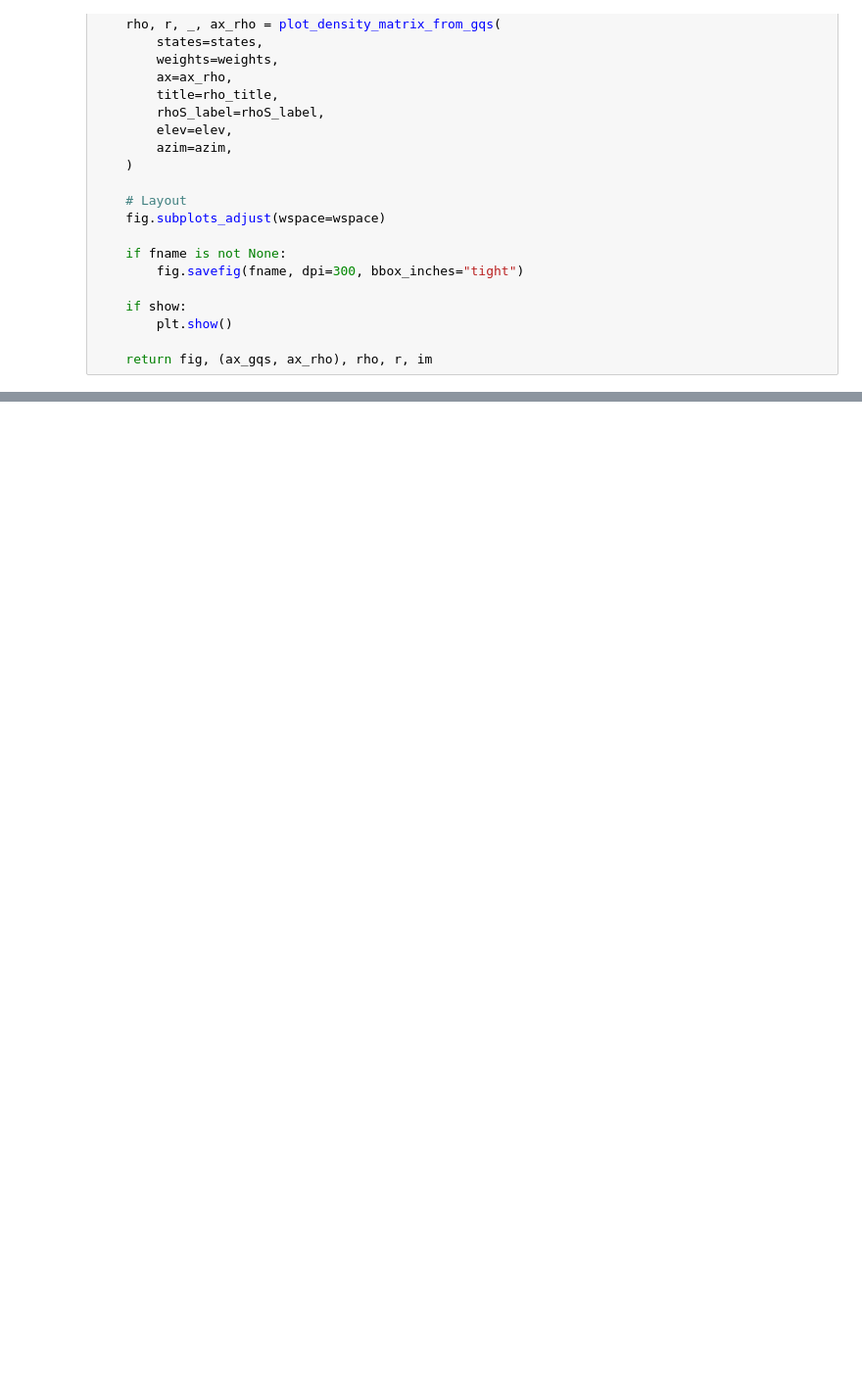
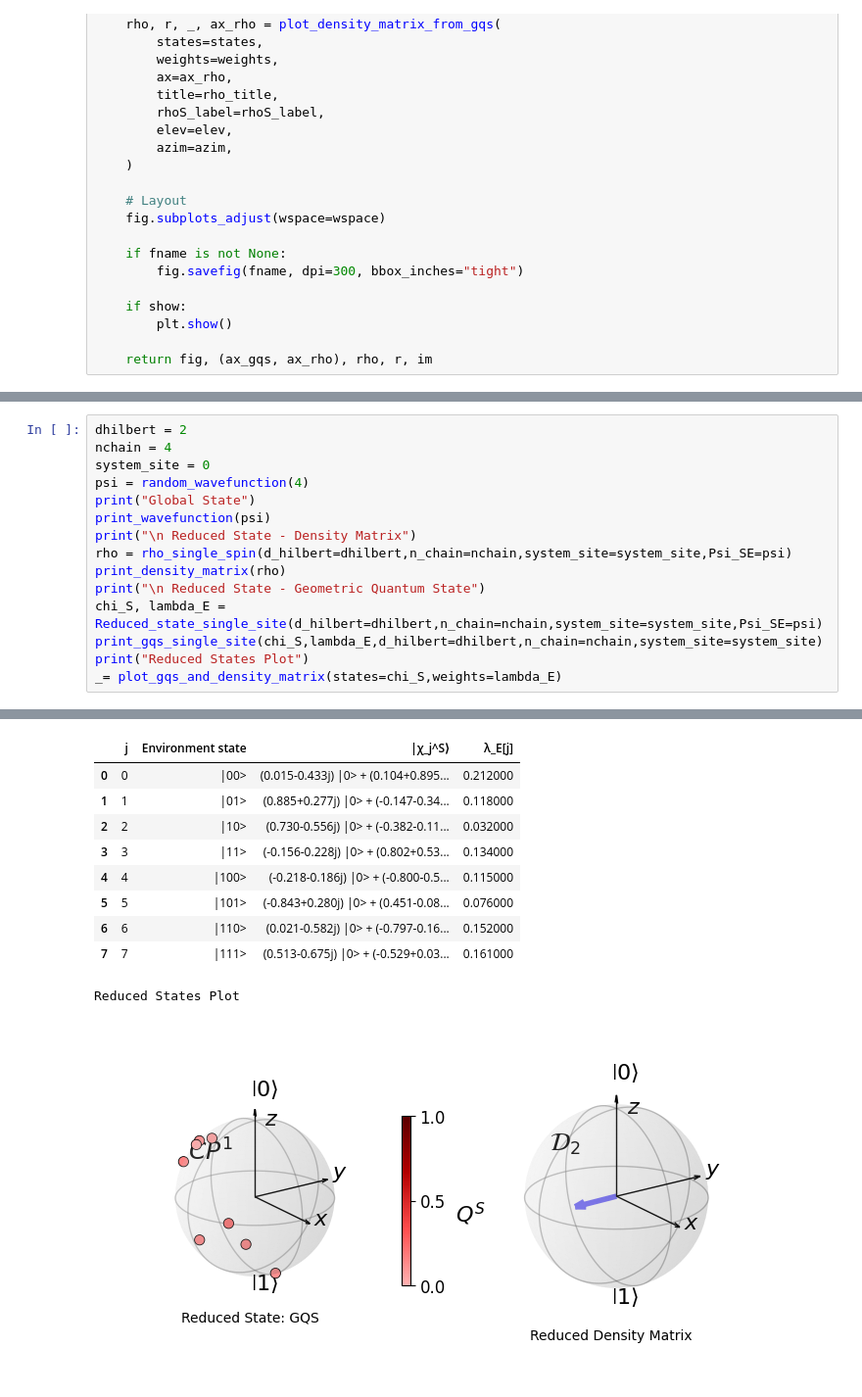
Before and after one commit to Kommmi/Qaos, a Jupyter notebook: 01_GQS.ipynb, the cells around one changed output, grey strips where cells are left out. Shown at 98% size. Cells and saved outputs as stored; diff of their text form; blank space fills up the shorter version.

```diff
--- a/01_GQS.ipynb
+++ b/01_GQS.ipynb
@@ -1003,0 +1059,16 @@ print_wavefunction(psi)
+# %%
+dhilbert = 2
+nchain = 4
+system_site = 0
+psi = random_wavefunction(4)
+print("Global State")
+print_wavefunction(psi)
+print("\n Reduced State - Density Matrix")
+rho = rho_single_spin(d_hilbert=dhilbert,n_chain=nchain,system_site=system_site,Psi_SE=psi)
+print_density_matrix(rho)
+print("\n Reduced State - Geometric Quantum State")
+chi_S, lambda_E = Reduced_state_single_site(d_hilbert=dhilbert,n_chain=nchain,system_site=system_site,Psi_SE=psi)
+print_gqs_single_site(chi_S,lambda_E,d_hilbert=dhilbert,n_chain=nchain,system_site=system_site)
+print("Reduced States Plot")
+_= plot_gqs_and_density_matrix(states=chi_S,weights=lambda_E)
+# %% [output]
@@ -1003,0 +1092,11 @@ print_wavefunction(psi)
+|  | j | Environment state | |χ_j^S⟩ | λ_E[j] |
+| 0 | 0 | |00> | (0.015-0.433j) |0> + (0.104+0.895... | 0.212000 |
+| 1 | 1 | |01> | (0.885+0.277j) |0> + (-0.147-0.34... | 0.118000 |
+| 2 | 2 | |10> | (0.730-0.556j) |0> + (-0.382-0.11... | 0.032000 |
+| 3 | 3 | |11> | (-0.156-0.228j) |0> + (0.802+0.53... | 0.134000 |
+| 4 | 4 | |100> | (-0.218-0.186j) |0> + (-0.800-0.5... | 0.115000 |
+| 5 | 5 | |101> | (-0.843+0.280j) |0> + (0.451-0.08... | 0.076000 |
+| 6 | 6 | |110> | (0.021-0.582j) |0> + (-0.797-0.16... | 0.152000 |
+| 7 | 7 | |111> | (0.513-0.675j) |0> + (-0.529+0.03... | 0.161000 |
+Reduced States Plot
+[figure, added]
```
Also changed, not shown: parts of 11 cells of this notebook.
